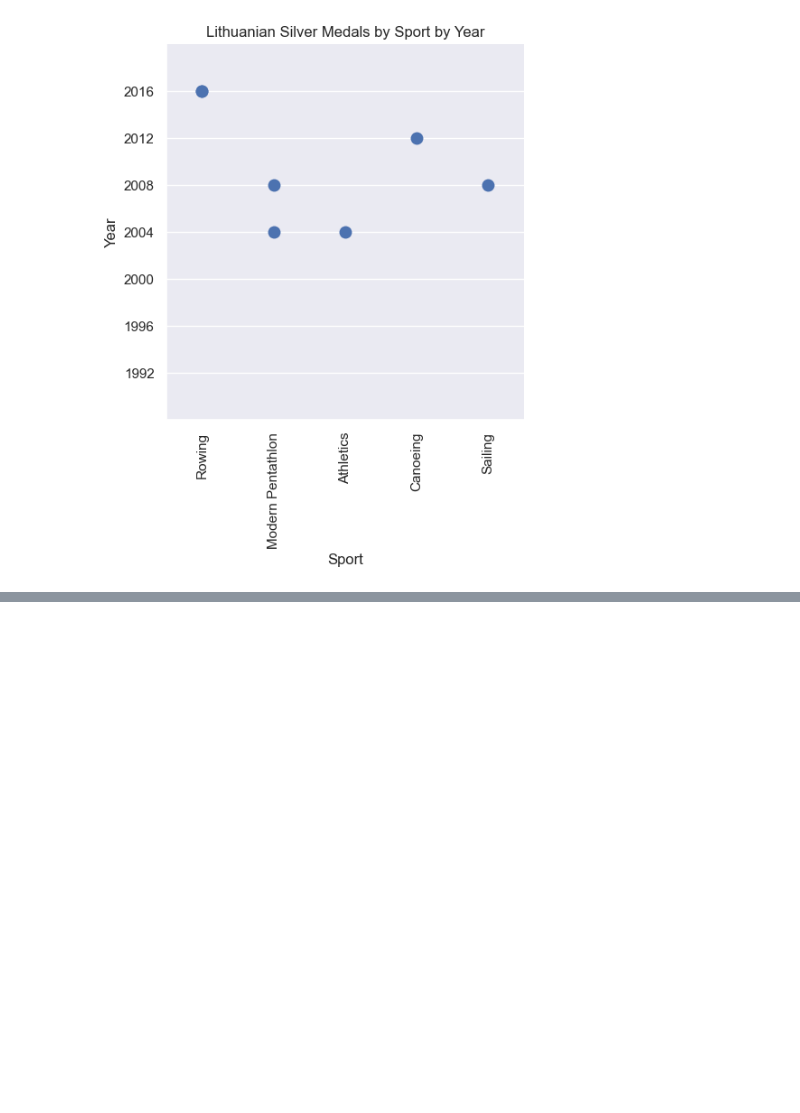
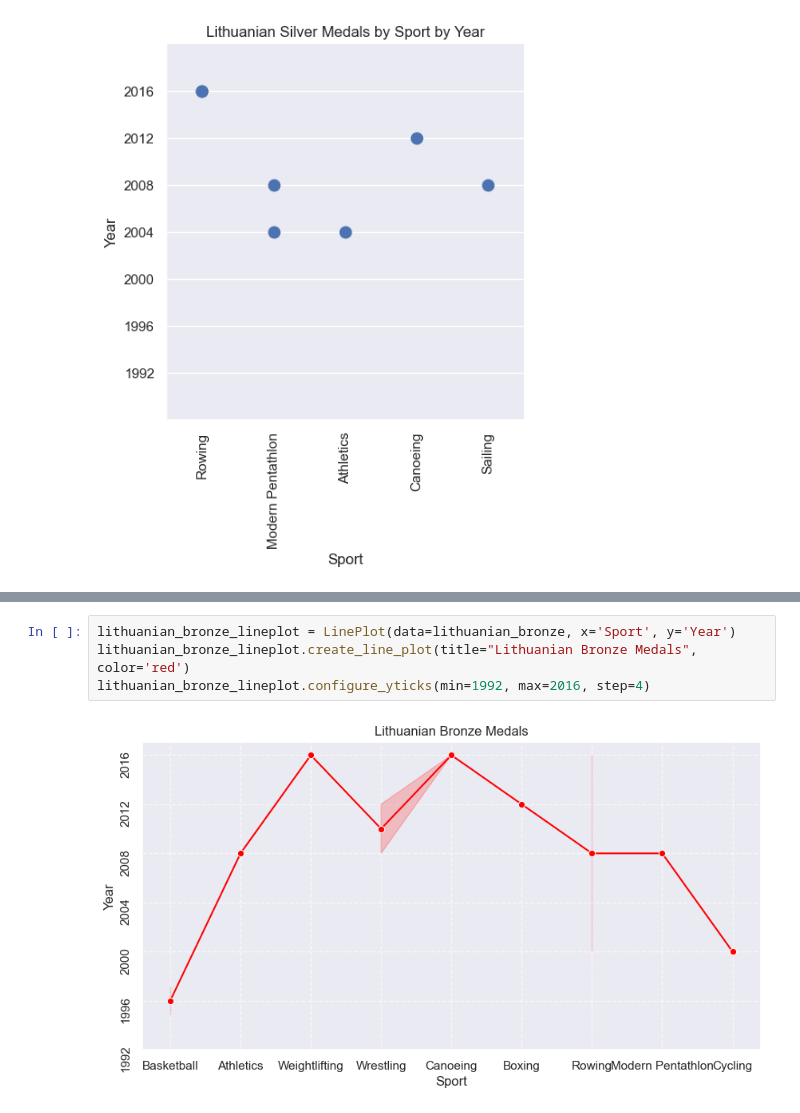
Before and after one commit to kilciukas/Olympic_dataset_exploration, a Jupyter notebook: Notebook_v2/Olimpines_notebook_v2.ipynb, the cells around one changed output, grey strips where cells are left out. Cells and saved outputs as stored; diff of their text form; blank space fills up the shorter version.

```diff
--- a/Notebook_v2/Olimpines_notebook_v2.ipynb
+++ b/Notebook_v2/Olimpines_notebook_v2.ipynb
@@ -741,0 +777,6 @@ plt.show()
+# %%
+lithuanian_bronze_lineplot = LinePlot(data=lithuanian_bronze, x='Sport', y='Year')
+lithuanian_bronze_lineplot.create_line_plot(title="Lithuanian Bronze Medals", color='red')
+lithuanian_bronze_lineplot.configure_yticks(min=1992, max=2016, step=4)
+# %% [output]
+[figure, added]
```
Also changed, not shown: parts of 11 cells of this notebook, 1 other file.
